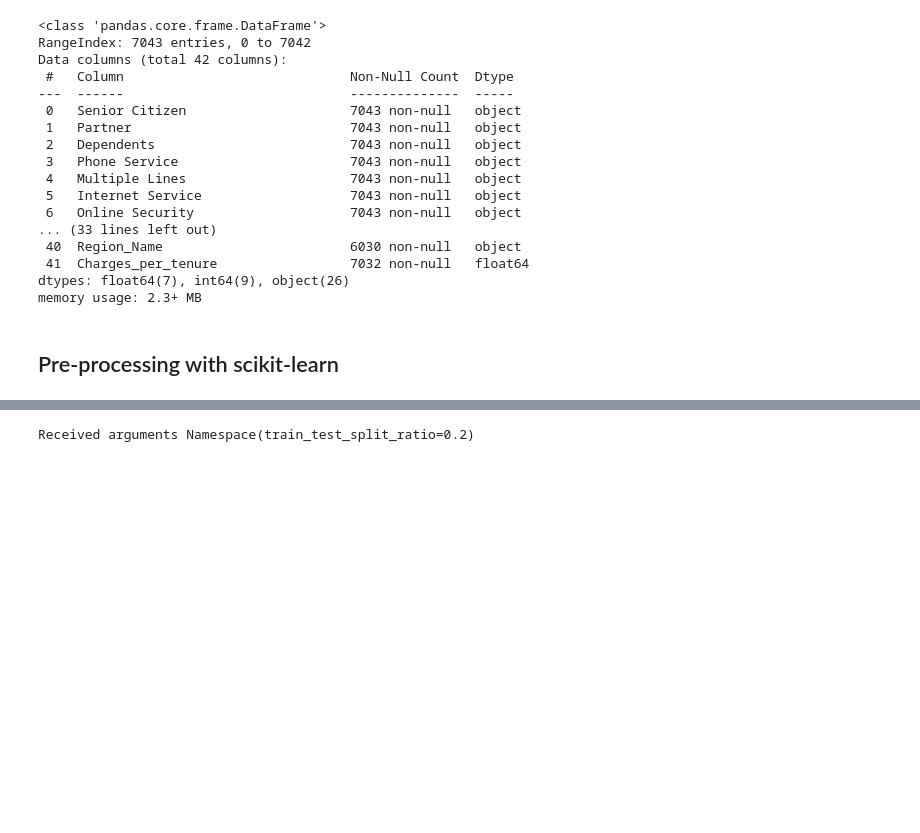
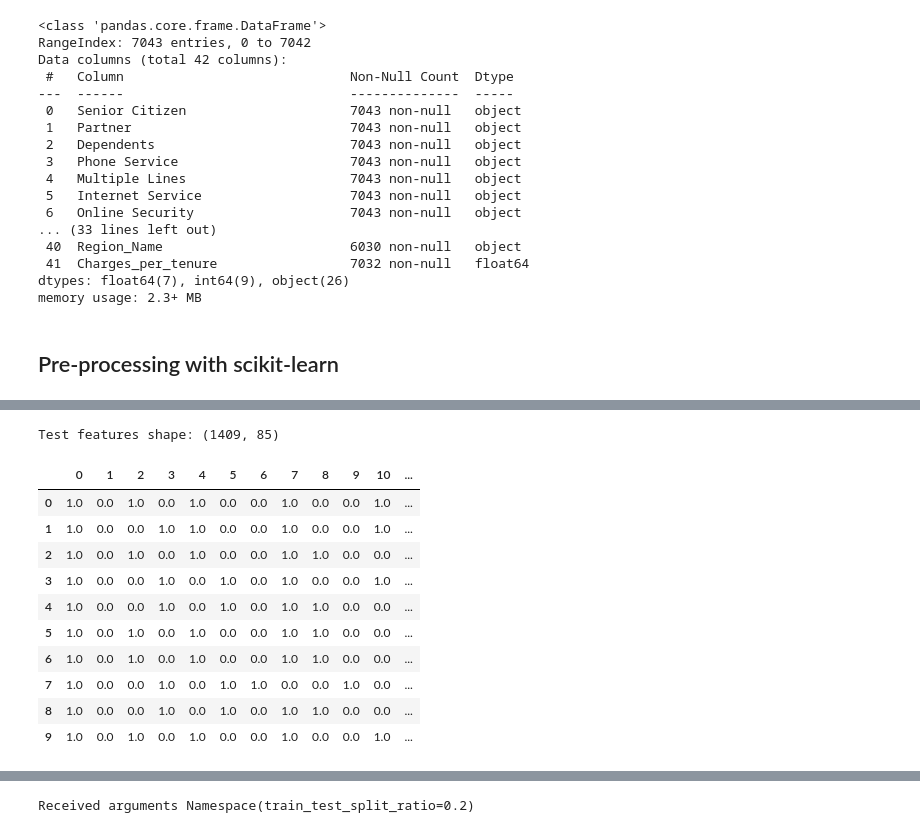
Before and after one commit to Strata-Analytics/ml-aws-machine-learning-competency, a Jupyter notebook: notebooks/1_cust_churn_telco_vsagmaker.ipynb, the cells around one changed output, grey strips where cells are left out. Cells and saved outputs as stored; diff of their text form; code cells hidden in the pictures; blank space fills up the shorter version.

```diff
--- a/notebooks/1_cust_churn_telco_vsagmaker.ipynb
+++ b/notebooks/1_cust_churn_telco_vsagmaker.ipynb
@@ -1295,6 +1306,7 @@ sklearn_processor.run(
     inputs=[ProcessingInput(source=df_train_path, destination="/opt/ml/processing/input")],
     outputs=[
         ProcessingOutput(output_name="train_data", source="/opt/ml/processing/train"),
+        ProcessingOutput(output_name="valid_data", source="/opt/ml/processing/valid"),
         ProcessingOutput(output_name="test_data", source="/opt/ml/processing/test"),
     ],
     arguments=["--train-test-split-ratio", "0.2"]
@@ -1320,5 +1335,11 @@ output_config = preprocessing_job_description["ProcessingOutputConfig"]
 for output in output_config["Outputs"]:
     if output["OutputName"] == "train_data":
         preprocessed_training_data = output["S3Output"]["S3Uri"]
+    if output["OutputName"] == "valid_data":
+        preprocessed_valid_data = output["S3Output"]["S3Uri"]
     if output["OutputName"] == "test_data":
         preprocessed_test_data = output["S3Output"]["S3Uri"]
+
+print(preprocessed_training_data)
+print(preprocessed_valid_data)
+print(preprocessed_test_data)
@@ -1345,0 +1390,17 @@ preprocessed_training_data
+# %%
+test_features = pd.read_csv(preprocessed_test_data + "/test_features.csv")
+print("Test features shape: {}".format(test_features.shape))
+test_features.head(n=10)
+# %% [output]
+Test features shape: (1409, 85)
+|  | 0 | 1 | 2 | 3 | 4 | 5 | 6 | 7 | 8 | 9 | 10 | ... |
+| 0 | 1.0 | 0.0 | 1.0 | 0.0 | 1.0 | 0.0 | 0.0 | 1.0 | 0.0 | 0.0 | 1.0 | ... |
+| 1 | 1.0 | 0.0 | 0.0 | 1.0 | 1.0 | 0.0 | 0.0 | 1.0 | 0.0 | 0.0 | 1.0 | ... |
+| 2 | 1.0 | 0.0 | 1.0 | 0.0 | 1.0 | 0.0 | 0.0 | 1.0 | 1.0 | 0.0 | 0.0 | ... |
+| 3 | 1.0 | 0.0 | 0.0 | 1.0 | 0.0 | 1.0 | 0.0 | 1.0 | 0.0 | 0.0 | 1.0 | ... |
+| 4 | 1.0 | 0.0 | 0.0 | 1.0 | 0.0 | 1.0 | 0.0 | 1.0 | 1.0 | 0.0 | 0.0 | ... |
+| 5 | 1.0 | 0.0 | 1.0 | 0.0 | 1.0 | 0.0 | 0.0 | 1.0 | 1.0 | 0.0 | 0.0 | ... |
+| 6 | 1.0 | 0.0 | 1.0 | 0.0 | 1.0 | 0.0 | 0.0 | 1.0 | 1.0 | 0.0 | 0.0 | ... |
+| 7 | 1.0 | 0.0 | 0.0 | 1.0 | 0.0 | 1.0 | 1.0 | 0.0 | 0.0 | 1.0 | 0.0 | ... |
+| 8 | 1.0 | 0.0 | 0.0 | 1.0 | 0.0 | 1.0 | 0.0 | 1.0 | 1.0 | 0.0 | 0.0 | ... |
+| 9 | 1.0 | 0.0 | 1.0 | 0.0 | 1.0 | 0.0 | 0.0 | 1.0 | 0.0 | 0.0 | 1.0 | ... |
```
Also changed, not shown: parts of 96 cells of this notebook, 1 other file.
